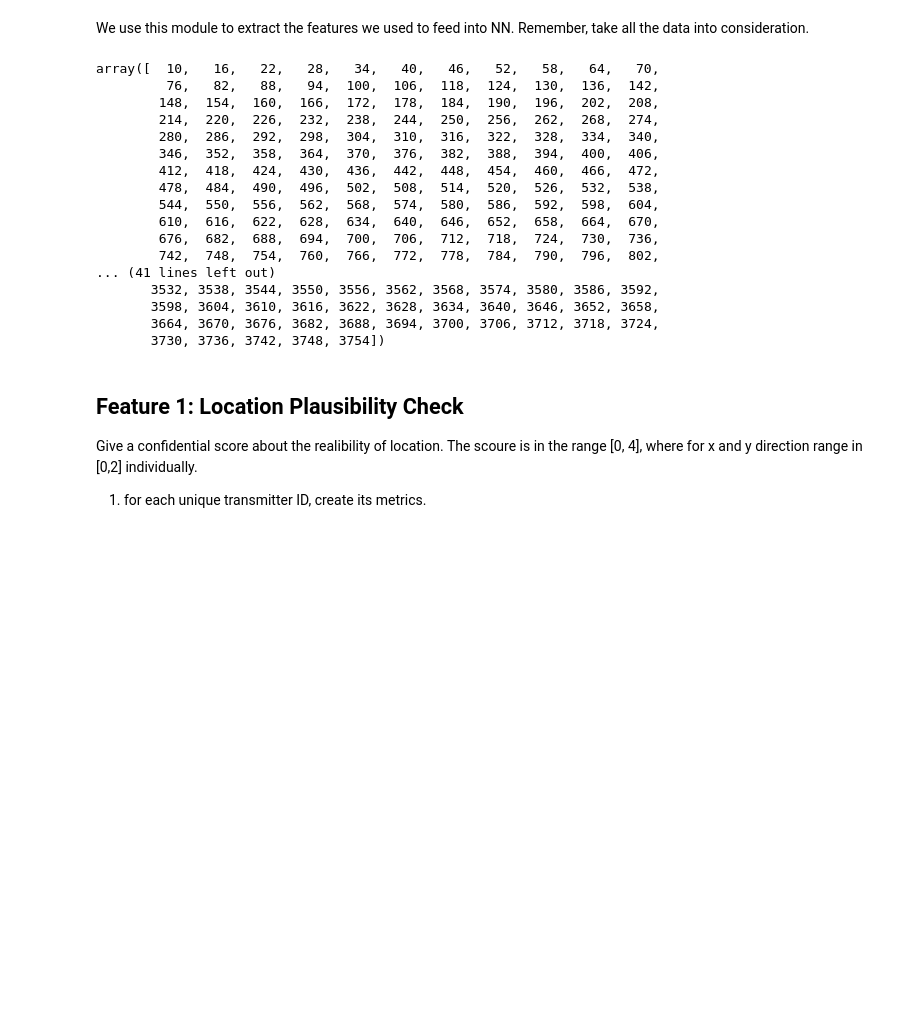
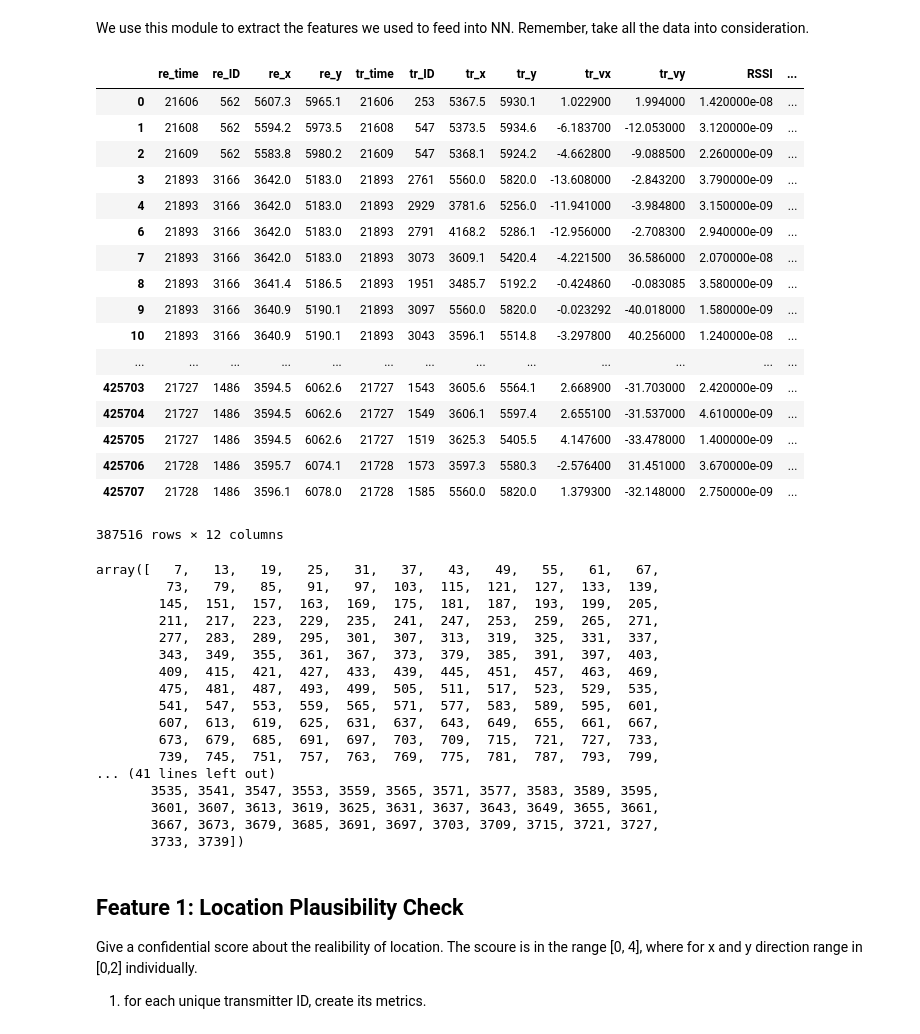
Before and after one commit to liangwangENST/SR2I208-Detection-Malicious-data, a Jupyter notebook: feature.ipynb, the cells around one changed output. Drawn from its saved outputs; the diff is of its cells as text; code cells hidden in the pictures; blank space fills up the shorter version.

```diff
--- a/feature.ipynb
+++ b/feature.ipynb
@@ -9,32 +9,52 @@ import matplotlib.pyplot as plt
 # %%
 # Importing the data
 col_index = [1,2,3,4,6,7,9,10,12,13,15,16]
 col_names = ['re_time','re_ID','re_x','re_y','tr_time','tr_ID','tr_x','tr_y','tr_vx','tr_vy','RSSI','Label']
 data_atk1 = pd.read_csv('dataset/attack1withlabels.csv', usecols = col_index, header = None, names = col_names)
 data_atk1 = data_atk1.dropna(axis = 0, how = 'any')
+data_atk1
+# %% [output]
+|  | re_time | re_ID | re_x | re_y | tr_time | tr_ID | tr_x | tr_y | tr_vx | tr_vy | RSSI | ... |
+| 0 | 21606 | 562 | 5607.3 | 5965.1 | 21606 | 253 | 5367.5 | 5930.1 | 1.022900 | 1.994000 | 1.420000e-08 | ... |
+| 1 | 21608 | 562 | 5594.2 | 5973.5 | 21608 | 547 | 5373.5 | 5934.6 | -6.183700 | -12.053000 | 3.120000e-09 | ... |
+| 2 | 21609 | 562 | 5583.8 | 5980.2 | 21609 | 547 | 5368.1 | 5924.2 | -4.662800 | -9.088500 | 2.260000e-09 | ... |
+| 3 | 21893 | 3166 | 3642.0 | 5183.0 | 21893 | 2761 | 5560.0 | 5820.0 | -13.608000 | -2.843200 | 3.790000e-09 | ... |
+| 4 | 21893 | 3166 | 3642.0 | 5183.0 | 21893 | 2929 | 3781.6 | 5256.0 | -11.941000 | -3.984800 | 3.150000e-09 | ... |
+| 6 | 21893 | 3166 | 3642.0 | 5183.0 | 21893 | 2791 | 4168.2 | 5286.1 | -12.956000 | -2.708300 | 2.940000e-09 | ... |
+| 7 | 21893 | 3166 | 3642.0 | 5183.0 | 21893 | 3073 | 3609.1 | 5420.4 | -4.221500 | 36.586000 | 2.070000e-08 | ... |
+| 8 | 21893 | 3166 | 3641.4 | 5186.5 | 21893 | 1951 | 3485.7 | 5192.2 | -0.424860 | -0.083085 | 3.580000e-09 | ... |
+| 9 | 21893 | 3166 | 3640.9 | 5190.1 | 21893 | 3097 | 5560.0 | 5820.0 | -0.023292 | -40.018000 | 1.580000e-09 | ... |
+| 10 | 21893 | 3166 | 3640.9 | 5190.1 | 21893 | 3043 | 3596.1 | 5514.8 | -3.297800 | 40.256000 | 1.240000e-08 | ... |
+| ... | ... | ... | ... | ... | ... | ... | ... | ... | ... | ... | ... | ... |
+| 425703 | 21727 | 1486 | 3594.5 | 6062.6 | 21727 | 1543 | 3605.6 | 5564.1 | 2.668900 | -31.703000 | 2.420000e-09 | ... |
+| 425704 | 21727 | 1486 | 3594.5 | 6062.6 | 21727 | 1549 | 3606.1 | 5597.4 | 2.655100 | -31.537000 | 4.610000e-09 | ... |
+| 425705 | 21727 | 1486 | 3594.5 | 6062.6 | 21727 | 1519 | 3625.3 | 5405.5 | 4.147600 | -33.478000 | 1.400000e-09 | ... |
+| 425706 | 21728 | 1486 | 3595.7 | 6074.1 | 21728 | 1573 | 3597.3 | 5580.3 | -2.576400 | 31.451000 | 3.670000e-09 | ... |
+| 425707 | 21728 | 1486 | 3596.1 | 6078.0 | 21728 | 1585 | 5560.0 | 5820.0 | 1.379300 | -32.148000 | 2.750000e-09 | ... |
+387516 rows × 12 columns
 # %%
 # Extract the sender ID and receiver ID and get their information.
 recevier_ID = np.unique(np.array(data_atk1.iloc[:,1]))
 sender_ID = np.unique(np.array(data_atk1.iloc[:,5]))
-recevier_ID
+sender_ID
 # %% [output]
-array([  10,   16,   22,   28,   34,   40,   46,   52,   58,   64,   70,
-         76,   82,   88,   94,  100,  106,  118,  124,  130,  136,  142,
-        148,  154,  160,  166,  172,  178,  184,  190,  196,  202,  208,
-        214,  220,  226,  232,  238,  244,  250,  256,  262,  268,  274,
-        280,  286,  292,  298,  304,  310,  316,  322,  328,  334,  340,
-        346,  352,  358,  364,  370,  376,  382,  388,  394,  400,  406,
-        412,  418,  424,  430,  436,  442,  448,  454,  460,  466,  472,
-        478,  484,  490,  496,  502,  508,  514,  520,  526,  532,  538,
-        544,  550,  556,  562,  568,  574,  580,  586,  592,  598,  604,
-        610,  616,  622,  628,  634,  640,  646,  652,  658,  664,  670,
-        676,  682,  688,  694,  700,  706,  712,  718,  724,  730,  736,
-        742,  748,  754,  760,  766,  772,  778,  784,  790,  796,  802,
+array([   7,   13,   19,   25,   31,   37,   43,   49,   55,   61,   67,
+         73,   79,   85,   91,   97,  103,  115,  121,  127,  133,  139,
+        145,  151,  157,  163,  169,  175,  181,  187,  193,  199,  205,
+        211,  217,  223,  229,  235,  241,  247,  253,  259,  265,  271,
+        277,  283,  289,  295,  301,  307,  313,  319,  325,  331,  337,
+        343,  349,  355,  361,  367,  373,  379,  385,  391,  397,  403,
+        409,  415,  421,  427,  433,  439,  445,  451,  457,  463,  469,
+        475,  481,  487,  493,  499,  505,  511,  517,  523,  529,  535,
+        541,  547,  553,  559,  565,  571,  577,  583,  589,  595,  601,
+        607,  613,  619,  625,  631,  637,  643,  649,  655,  661,  667,
+        673,  679,  685,  691,  697,  703,  709,  715,  721,  727,  733,
+        739,  745,  751,  757,  763,  769,  775,  781,  787,  793,  799,
 ... (41 lines left out)
-       3532, 3538, 3544, 3550, 3556, 3562, 3568, 3574, 3580, 3586, 3592,
-       3598, 3604, 3610, 3616, 3622, 3628, 3634, 3640, 3646, 3652, 3658,
-       3664, 3670, 3676, 3682, 3688, 3694, 3700, 3706, 3712, 3718, 3724,
-       3730, 3736, 3742, 3748, 3754])
+       3535, 3541, 3547, 3553, 3559, 3565, 3571, 3577, 3583, 3589, 3595,
+       3601, 3607, 3613, 3619, 3625, 3631, 3637, 3643, 3649, 3655, 3661,
+       3667, 3673, 3679, 3685, 3691, 3697, 3703, 3709, 3715, 3721, 3727,
+       3733, 3739])
 # %% [markdown]
 ## Feature 1: Location Plausibility Check
 Give a confidential score about the realibility of location. The scoure is in the range  [0, 4], where for x and y direction range in [0,2] individually.
```
Also changed, not shown: parts of 5 cells of this notebook.
